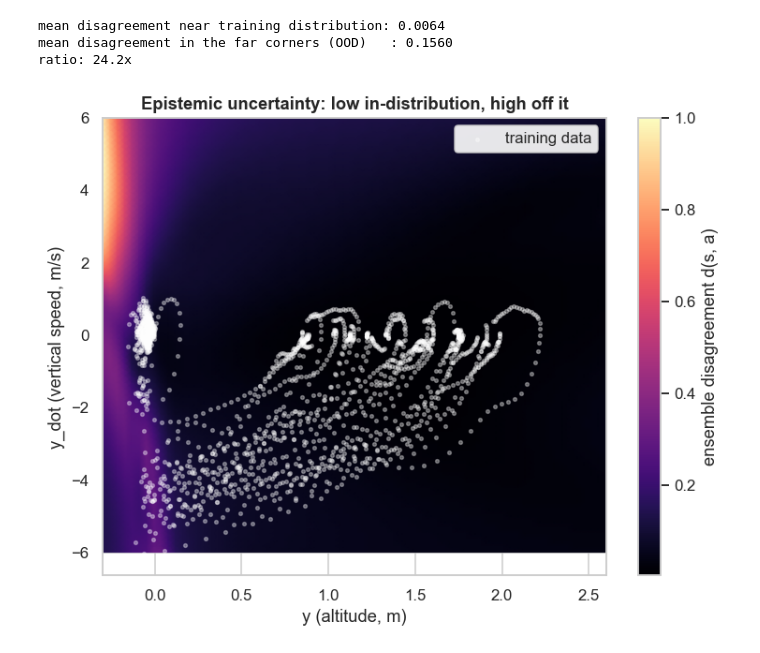
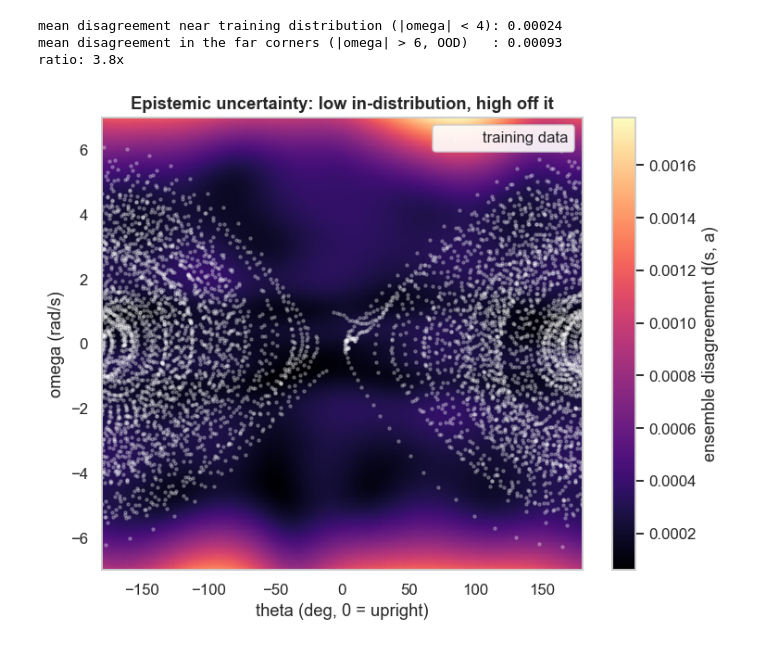
Before and after one commit to Yiannosste/Physics-Residual-World-Model, a Jupyter notebook: demo.ipynb, the cells around one changed output. Saved outputs shown, nothing was run; the diff lists cells and outputs as text; code cells hidden in the pictures.

```diff
--- a/demo.ipynb
+++ b/demo.ipynb
@@ -102,7 +108,7 @@ benchmark tasks.
 t0 = time.time()
 states, actions, next_states = collect_random_rollouts(
     true_system, prior.action_low, prior.action_high,
-    n_episodes=32, episode_len=task.explore_episode_len, seed=SEED,
+    n_episodes=40, episode_len=task.explore_episode_len, seed=SEED,
     center=task.explore_center, amplitude_scale=task.explore_scale,
 )
 n_train = int(0.9 * len(states))
@@ -117,12 +123,11 @@ n_episodes = len(states) // episode_len
 colors = sns.color_palette("crest", n_episodes)
 for ep in range(n_episodes):
     sl = slice(ep * episode_len, (ep + 1) * episode_len)
-    ax.plot(states[sl, 0], states[sl, 1], color=colors[ep], alpha=0.7, lw=1.2)
-ax.scatter([0], [1.5], marker="*", s=220, color=PALETTE["uncertainty"], zorder=5, label="hover target")
-ax.set_xlabel("x position (m)")
-ax.set_ylabel("y position (m, altitude)")
-ax.set_title("Exploratory rollouts on the true system")
-ax.axhline(0.0, color="k", lw=1, alpha=0.4)
+    ax.plot(np.degrees(states[sl, 0]), states[sl, 1], color=colors[ep], alpha=0.6, lw=1.0)
+ax.scatter([0], [0], marker="*", s=220, color=PALETTE["uncertainty"], zorder=5, label="upright target")
+ax.set_xlabel("theta (deg, 0 = upright)")
+ax.set_ylabel("omega (rad/s)")
+ax.set_title("Exploratory rollouts on the true system (phase portrait)")
 ax.legend()
 fig.tight_layout()
 # %% [output]
@@ -138,7 +143,7 @@ the task -- it reads `state_dim`, `feature_dim` and `circular_dims`
 # %%
 model = ResidualEnsembleWorldModel(prior, n_members=5, hidden=(64, 64), seed=SEED)
 t0 = time.time()
-histories = model.fit(*train, epochs=400)
+histories = model.fit(*train, epochs=300)
 print(f"trained {model.n_members} members in {time.time() - t0:.1f}s")
 
 fig, ax = plt.subplots(figsize=(6, 4))
@@ -208,35 +212,33 @@ doesn't know."
 # %%
-y_grid = np.linspace(-0.3, 2.6, 70)
-ydot_grid = np.linspace(-6.0, 6.0, 70)
-YY, YD = np.meshgrid(y_grid, ydot_grid)
-n_grid = YY.size
+theta_grid = np.linspace(-np.pi, np.pi, 80)
+omega_grid = np.linspace(-7.0, 7.0, 80)
+TT, OM = np.meshgrid(theta_grid, omega_grid)
+n_grid = TT.size
 
-s_grid = np.zeros((n_grid, prior.state_dim))
-s_grid[:, 1] = YY.ravel()
-s_grid[:, 4] = YD.ravel()
-a_grid = np.full((n_grid, prior.action_dim), prior.hover_thrust)
+s_grid = np.stack([TT.ravel(), OM.ravel()], axis=-1)
+a_grid = np.zeros((n_grid, prior.action_dim))
 
 _, disagreement = model.predict(s_grid, a_grid)
-D = disagreement.reshape(YY.shape)
+D = disagreement.reshape(TT.shape)
 
 fig, ax = plt.subplots(figsize=(7, 5.5))
-mesh = ax.pcolormesh(YY, YD, D, shading="gouraud", cmap="magma")
+mesh = ax.pcolormesh(np.degrees(TT), OM, D, shading="gouraud", cmap="magma")
 cbar = fig.colorbar(mesh, ax=ax)
 cbar.set_label("ensemble disagreement d(s, a)")
-ax.scatter(states[:, 1], states[:, 4], s=6, color="white", alpha=0.35, label="training data")
-ax.set_xlabel("y (altitude, m)")
-ax.set_ylabel("y_dot (vertical speed, m/s)")
+ax.scatter(np.degrees(states[:, 0]), states[:, 1], s=4, color="white", alpha=0.25, label="training data")
+ax.set_xlabel("theta (deg, 0 = upright)")
+ax.set_ylabel("omega (rad/s)")
 ax.set_title("Epistemic uncertainty: low in-distribution, high off it")
 ax.legend(loc="upper right", framealpha=0.9)
 fig.tight_layout()
 
-in_dist_mask = (np.abs(YY - 1.5) < 0.4) & (np.abs(YD) < 1.0)
-ood_mask = (YY < 0.0) | (YY > 2.3) | (np.abs(YD) > 5.0)
-print(f"mean disagreement near training distribution: {D[in_dist_mask].mean():.4f}")
-print(f"mean disagreement in the far corners (OOD)   : {D[ood_mask].mean():.4f}")
+in_dist_mask = np.abs(OM) < 4.0
+ood_mask = np.abs(OM) > 6.0
+print(f"mean disagreement near training distribution (|omega| < 4): {D[in_dist_mask].mean():.5f}")
+print(f"mean disagreement in the far corners (|omega| > 6, OOD)   : {D[ood_mask].mean():.5f}")
 print(f"ratio: {D[ood_mask].mean() / D[in_dist_mask].mean():.1f}x")
 # %% [output]
-mean disagreement near training distribution: 0.0064
-mean disagreement in the far corners (OOD)   : 0.1560
-ratio: 24.2x
+mean disagreement near training distribution (|omega| < 4): 0.00024
+mean disagreement in the far corners (|omega| > 6, OOD)   : 0.00093
+ratio: 3.8x
-[figure, old version]
+[figure, new version]
```
Also changed, not shown: parts of 18 cells of this notebook, 2 other files.
